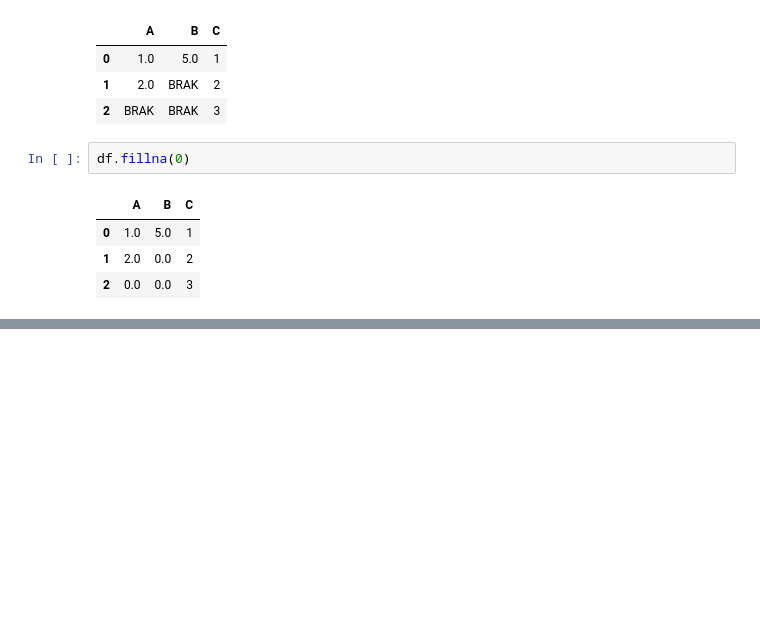
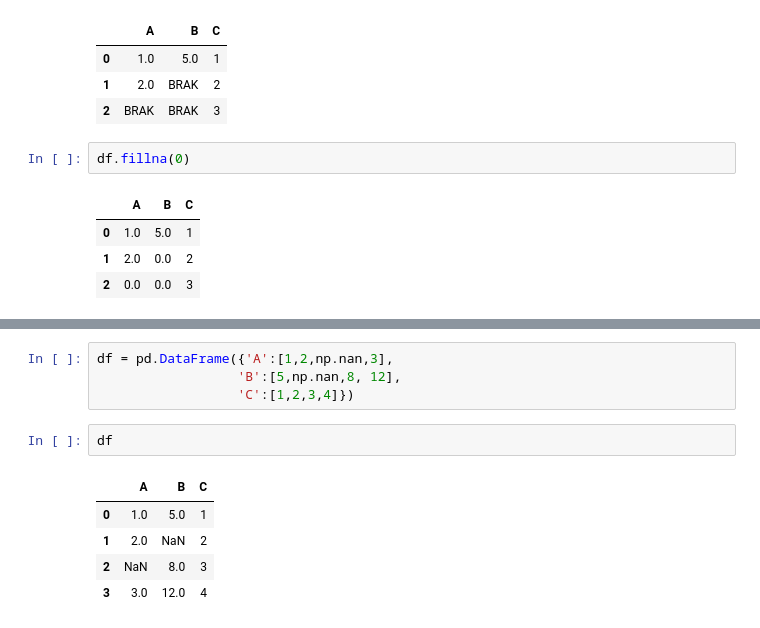
Before and after one commit to tomasz450/Analiza-danych-w-Python-09_12_24, a Jupyter notebook: 3. Pandas/Pandas.ipynb, the cells around one changed output, grey strips where cells are left out. Cells and saved outputs as stored; diff of their text form; blank space fills up the shorter version.

```diff
--- a/3. Pandas/Pandas.ipynb
+++ b/3. Pandas/Pandas.ipynb
@@ -761,0 +799,12 @@ df.fillna(0)
+# %%
+df = pd.DataFrame({'A':[1,2,np.nan,3],
+                  'B':[5,np.nan,8, 12],
+                  'C':[1,2,3,4]})
+# %%
+df
+# %% [output]
+|  | A | B | C |
+| 0 | 1.0 | 5.0 | 1 |
+| 1 | 2.0 | NaN | 2 |
+| 2 | NaN | 8.0 | 3 |
+| 3 | 3.0 | 12.0 | 4 |
```
Also changed, not shown: parts of 11 cells of this notebook.
